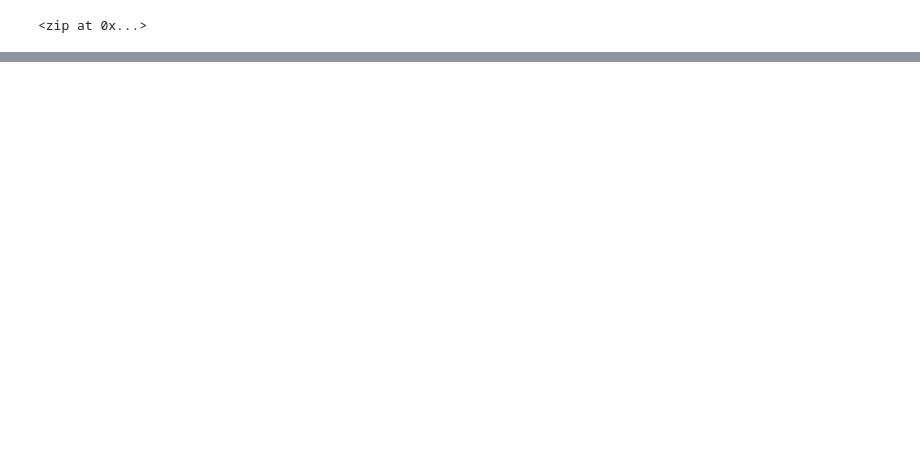
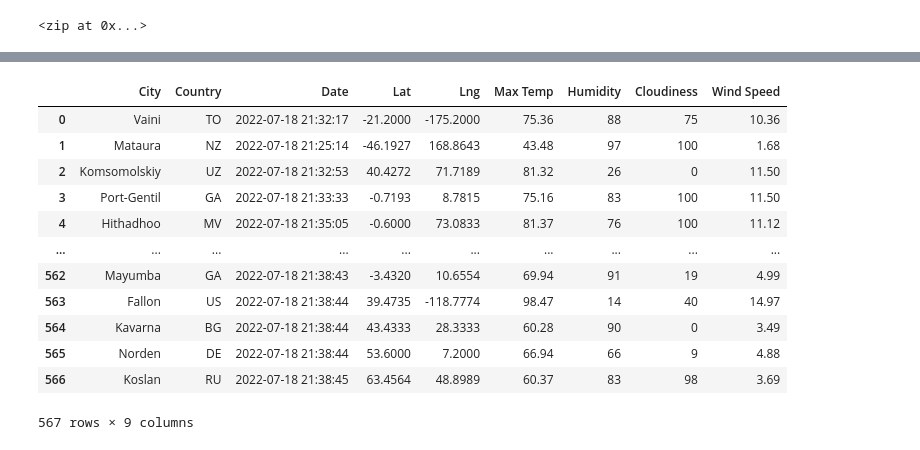
Before and after one commit to Beardlow/World_Weather_Analysis, a Jupyter notebook: WeatherPy.ipynb, the cells around one changed output, grey strips where cells are left out. Drawn from its saved outputs; the diff is of its cells as text; code cells hidden in the pictures; blank space fills up the shorter version.

```diff
--- a/WeatherPy.ipynb
+++ b/WeatherPy.ipynb
@@ -39,3 +41,7 @@ for coordinate in coordinates:
+# %%
+# Starting URL for Weather Map API Call.
+url = "http://api.openweathermap.org/data/2.5/weather?units=Imperial&APPID=" + weather_api_key
+#print(url)
 # %%
 #Import citipy
 from citipy import citipy
@@ -55,0 +140,4 @@ len(cities)
+# %%
+# Convert the array of dictionaries to a Pandas DataFrame.
+city_data_raw_df = pd.DataFrame(city_data)
+city_data_raw_df.head(10)
@@ -55,0 +156,18 @@ len(cities)
+# %%
+new_column_order = ['City', 'Country', 'Date', 'Lat', 'Lng', 'Max Temp', 'Humidity', 'Cloudiness', 'Wind Speed']
+city_data_df = city_data_raw_df[new_column_order]
+#city_data_df
+# %% [output]
+|  | City | Country | Date | Lat | Lng | Max Temp | Humidity | Cloudiness | Wind Speed |
+| 0 | Vaini | TO | 2022-07-18 21:32:17 | -21.2000 | -175.2000 | 75.36 | 88 | 75 | 10.36 |
+| 1 | Mataura | NZ | 2022-07-18 21:25:14 | -46.1927 | 168.8643 | 43.48 | 97 | 100 | 1.68 |
+| 2 | Komsomolskiy | UZ | 2022-07-18 21:32:53 | 40.4272 | 71.7189 | 81.32 | 26 | 0 | 11.50 |
+| 3 | Port-Gentil | GA | 2022-07-18 21:33:33 | -0.7193 | 8.7815 | 75.16 | 83 | 100 | 11.50 |
+| 4 | Hithadhoo | MV | 2022-07-18 21:35:05 | -0.6000 | 73.0833 | 81.37 | 76 | 100 | 11.12 |
+| ... | ... | ... | ... | ... | ... | ... | ... | ... | ... |
+| 562 | Mayumba | GA | 2022-07-18 21:38:43 | -3.4320 | 10.6554 | 69.94 | 91 | 19 | 4.99 |
+| 563 | Fallon | US | 2022-07-18 21:38:44 | 39.4735 | -118.7774 | 98.47 | 14 | 40 | 14.97 |
+| 564 | Kavarna | BG | 2022-07-18 21:38:44 | 43.4333 | 28.3333 | 60.28 | 90 | 0 | 3.49 |
+| 565 | Norden | DE | 2022-07-18 21:38:44 | 53.6000 | 7.2000 | 66.94 | 66 | 9 | 4.88 |
+| 566 | Koslan | RU | 2022-07-18 21:38:45 | 63.4564 | 48.8989 | 60.37 | 83 | 98 | 3.69 |
+567 rows × 9 columns
```
Also changed, not shown: parts of 8 cells of this notebook.
